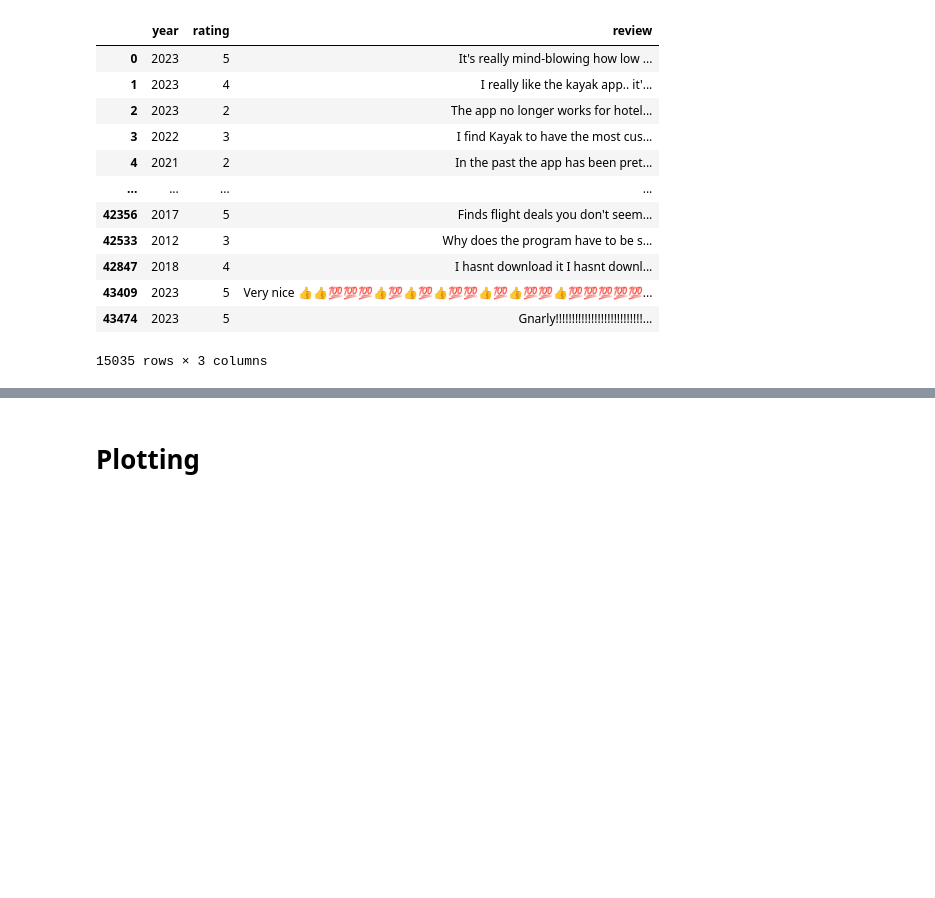
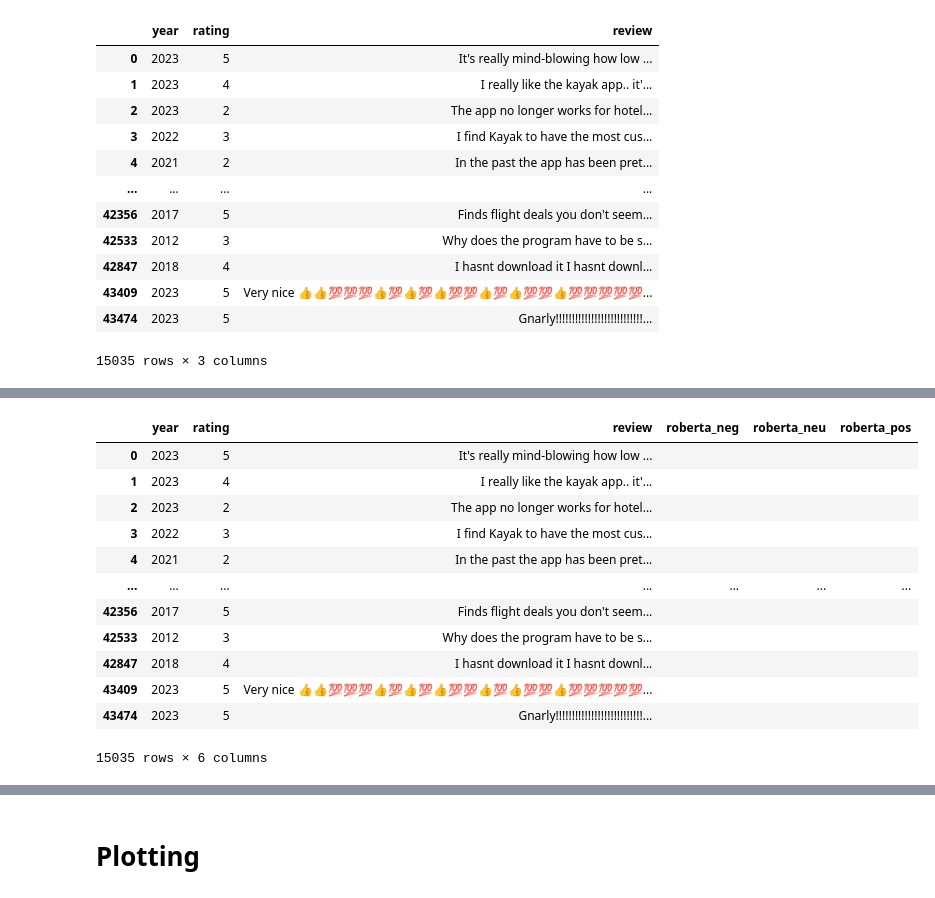
Before and after one commit to comeyrd/quantux-flightcomparator, a Jupyter notebook: review_analytics.ipynb, the cells around one changed output, grey strips where cells are left out. Saved outputs shown, nothing was run; the diff lists cells and outputs as text; code cells hidden in the pictures; blank space fills up the shorter version.

```diff
--- a/review_analytics.ipynb
+++ b/review_analytics.ipynb
@@ -146,3 +142,19 @@ See the caveats in the documentation: https://pandas.pydata.org/pandas-docs/stab
+# %%
+kayak_long
+# %% [output]
+|  | year | rating | review | roberta_neg | roberta_neu | roberta_pos |
+| 0 | 2023 | 5 | It's really mind-blowing how low ... |  |  |  |
+| 1 | 2023 | 4 | I really like the kayak app.. it'... |  |  |  |
+| 2 | 2023 | 2 | The app no longer works for hotel... |  |  |  |
+| 3 | 2022 | 3 | I find Kayak to have the most cus... |  |  |  |
+| 4 | 2021 | 2 | In the past the app has been pret... |  |  |  |
+| ... | ... | ... | ... | ... | ... | ... |
+| 42356 | 2017 | 5 | Finds flight deals you don't seem... |  |  |  |
+| 42533 | 2012 | 3 | Why does the program have to be s... |  |  |  |
+| 42847 | 2018 | 4 | I hasnt download it I hasnt downl... |  |  |  |
+| 43409 | 2023 | 5 | Very nice 👍👍💯💯💯👍💯👍💯👍💯💯👍💯👍💯💯👍💯💯💯💯💯... |  |  |  |
+| 43474 | 2023 | 5 | Gnarly!!!!!!!!!!!!!!!!!!!!!!!!!!!... |  |  |  |
+15035 rows × 6 columns
 # %%
 length = len(kayak_long)
 chunk_size = 10
```
Also changed, not shown: parts of 5 cells of this notebook, 1 other file.
